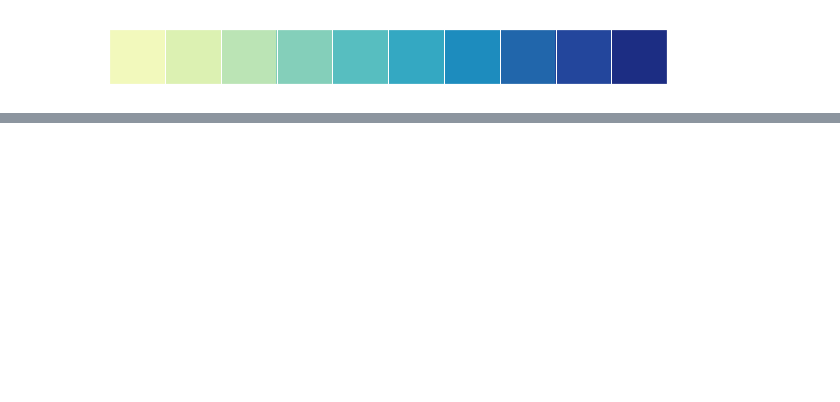
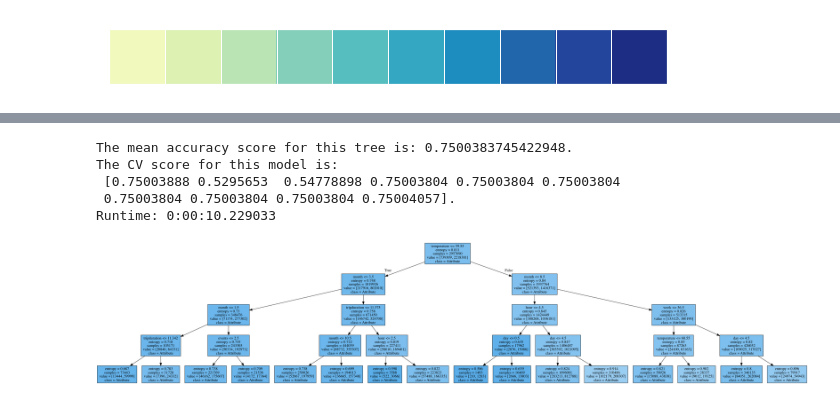
Before and after one commit to Begecky/Pre-Bootcamp-Materials, a Jupyter notebook: Unit_3/Tree_Challenge!.ipynb, the cells around one changed output, grey strips where cells are left out. Drawn from its saved outputs; the diff is of its cells as text; code cells hidden in the pictures; blank space fills up the shorter version.

```diff
--- a/Unit_3/Tree_Challenge!.ipynb
+++ b/Unit_3/Tree_Challenge!.ipynb
@@ -69,0 +261,9 @@ def simpler_forest(target)
+# %%
+tree_1(1, 4, simple_data_17, simple_data_17_2.gender_Male)
+# %% [output]
+The mean accuracy score for this tree is: 0.7500383745422948.
+The CV score for this model is:
+ [0.75003888 0.5295653  0.54778898 0.75003804 0.75003804 0.75003804
+ 0.75003804 0.75003804 0.75003804 0.75004057].
+Runtime: 0:00:10.229033
+[figure, added]
```
Also changed, not shown: parts of 44 cells of this notebook.
